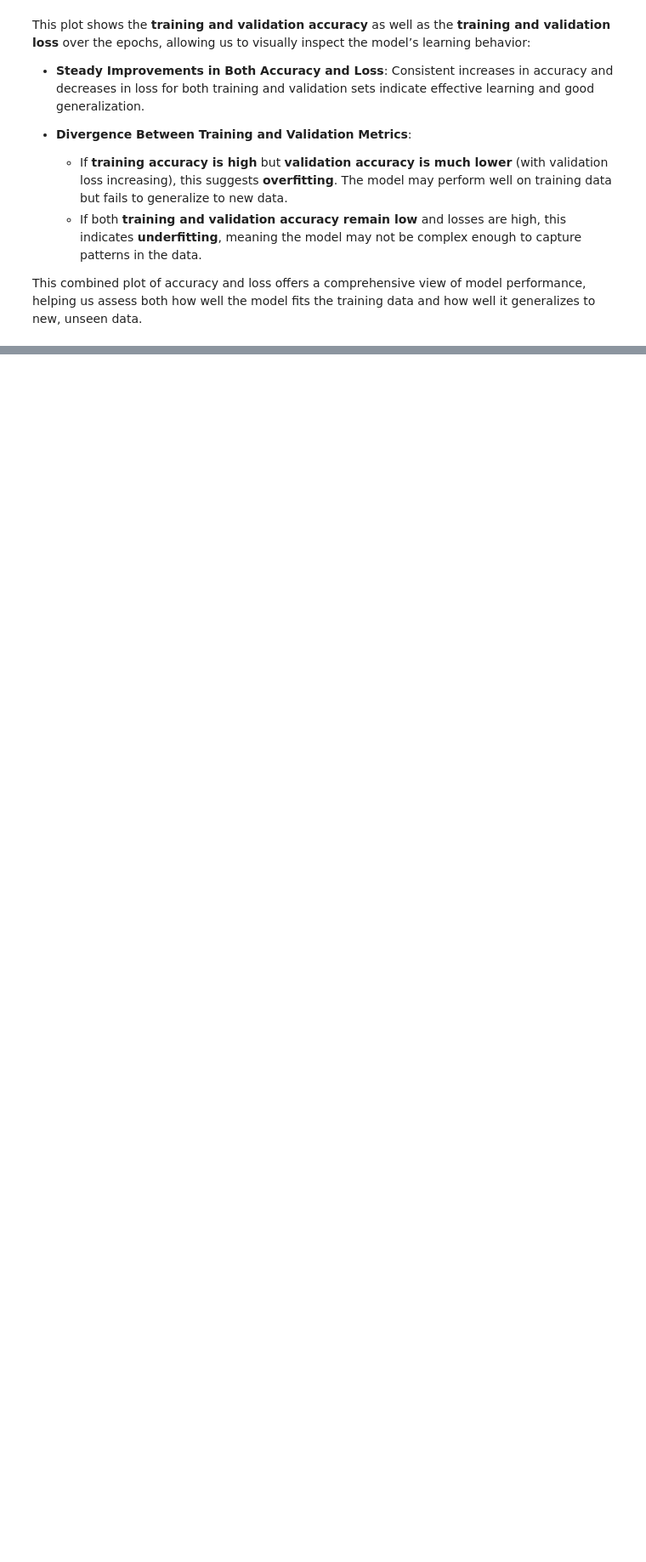
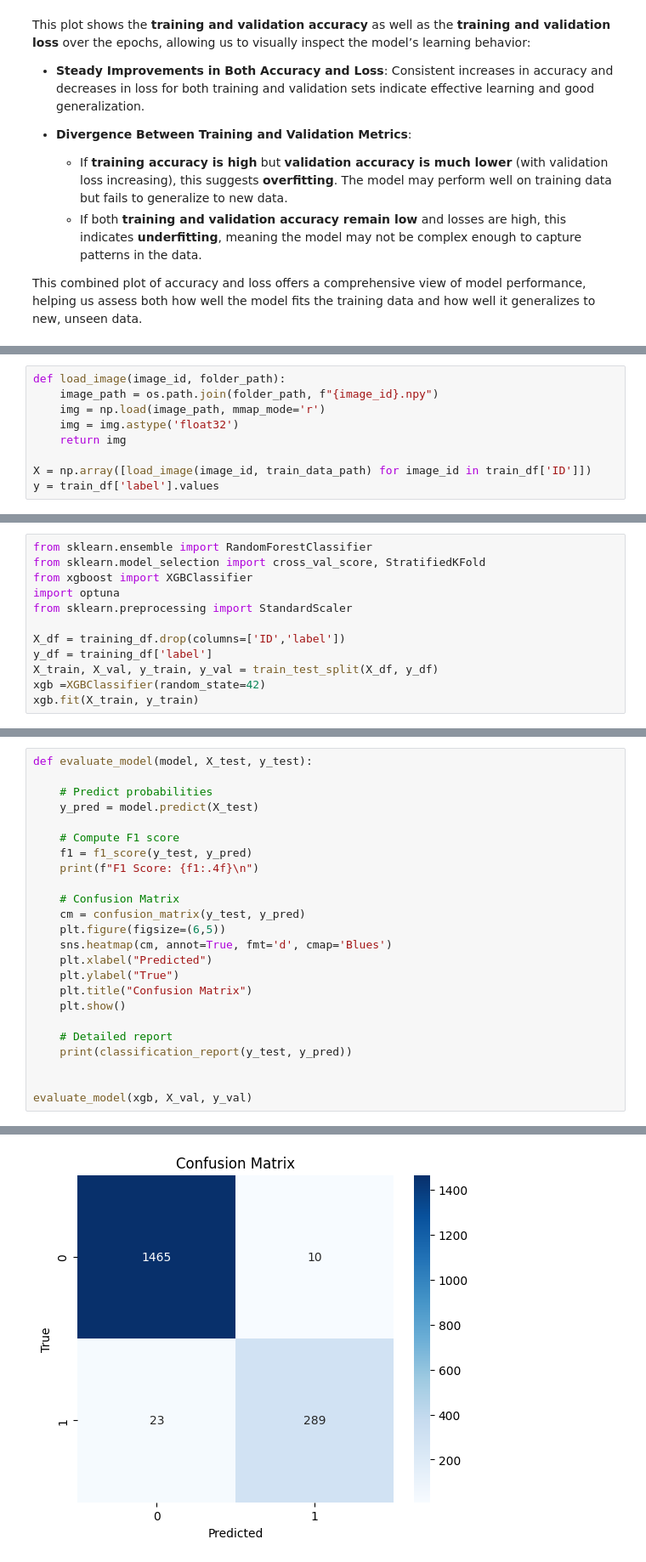
Before and after one commit to Kanyenje-Brian/Landslide-Detection, a Jupyter notebook: Project Notebook.ipynb, the cells around one changed output, grey strips where cells are left out. Shown: that part at 85% size. Cells and saved outputs as stored; diff of their text form; blank space fills up the shorter version.

```diff
--- a/Project Notebook.ipynb
+++ b/Project Notebook.ipynb
@@ -506,0 +733,9 @@ This combined plot of accuracy and loss offers a comprehensive view of model per
+# %%
+def load_image(image_id, folder_path):
+    image_path = os.path.join(folder_path, f"{image_id}.npy")
+    img = np.load(image_path, mmap_mode='r')
+    img = img.astype('float32')
+    return img
+
+X = np.array([load_image(image_id, train_data_path) for image_id in train_df['ID']])
+y = train_df['label'].values
@@ -506,0 +792,12 @@ This combined plot of accuracy and loss offers a comprehensive view of model per
+# %%
+from sklearn.ensemble import RandomForestClassifier
+from sklearn.model_selection import cross_val_score, StratifiedKFold
+from xgboost import XGBClassifier
+import optuna
+from sklearn.preprocessing import StandardScaler
+
+X_df = training_df.drop(columns=['ID','label'])
+y_df = training_df['label']
+X_train, X_val, y_train, y_val = train_test_split(X_df, y_df)
+xgb =XGBClassifier(random_state=42)
+xgb.fit(X_train, y_train)
@@ -506,0 +868,25 @@ This combined plot of accuracy and loss offers a comprehensive view of model per
+# %%
+def evaluate_model(model, X_test, y_test):
+
+    # Predict probabilities
+    y_pred = model.predict(X_test)
+
+    # Compute F1 score
+    f1 = f1_score(y_test, y_pred)
+    print(f"F1 Score: {f1:.4f}\n")
+
+    # Confusion Matrix
+    cm = confusion_matrix(y_test, y_pred)
+    plt.figure(figsize=(6,5))
+    sns.heatmap(cm, annot=True, fmt='d', cmap='Blues')
+    plt.xlabel("Predicted")
+    plt.ylabel("True")
+    plt.title("Confusion Matrix")
+    plt.show()
+
+    # Detailed report
+    print(classification_report(y_test, y_pred))
+
+
+evaluate_model(xgb, X_val, y_val)
+# %% [output]
@@ -506,0 +894 @@ This combined plot of accuracy and loss offers a comprehensive view of model per
+[figure, added]
```
Also changed, not shown: parts of 47 cells of this notebook.
